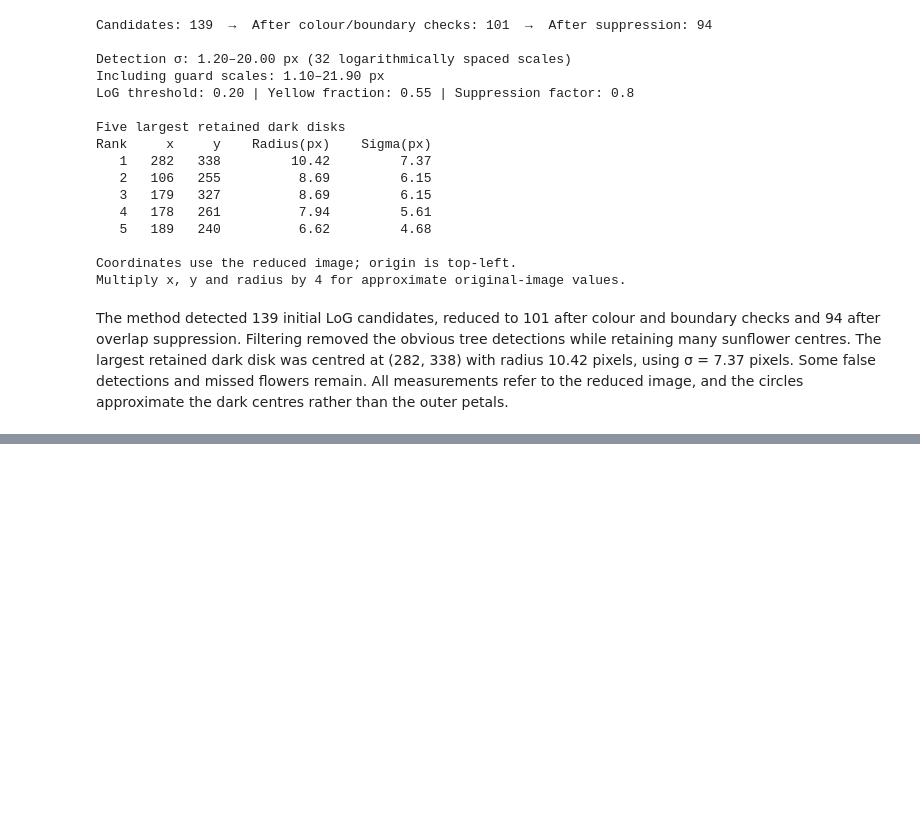
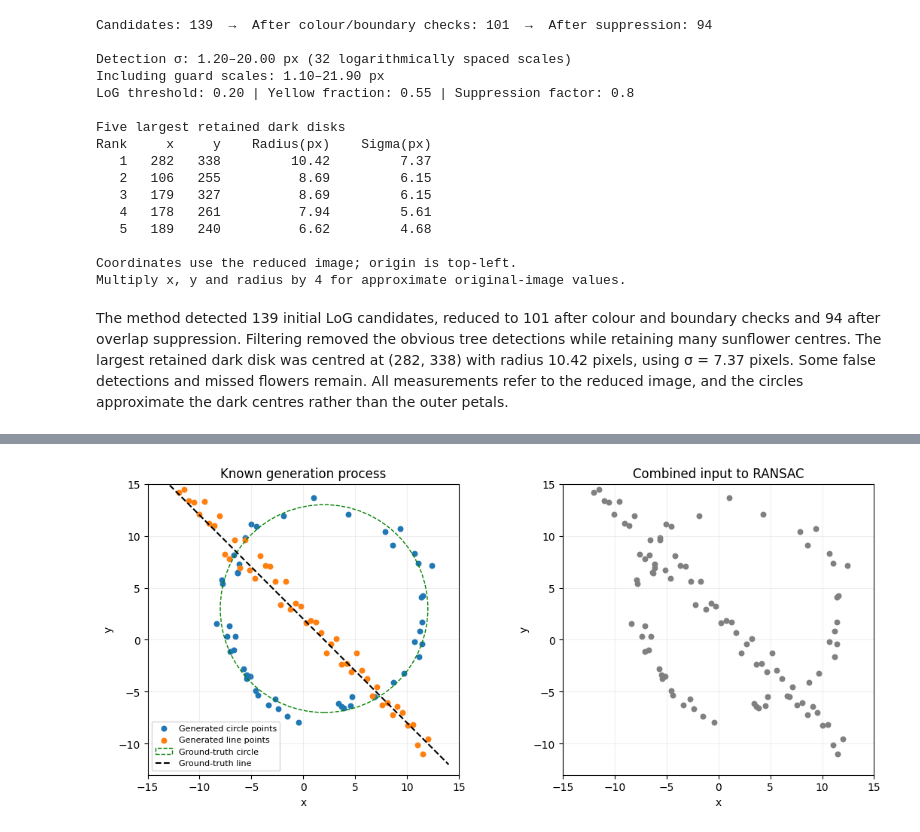
Before and after one commit to DulenSandiw/EN3160-Assignment-02, a Jupyter notebook: 230473G_a02.ipynb, the cells around one changed output, grey strips where cells are left out. Cells and saved outputs as stored; diff of their text form; code cells hidden in the pictures; blank space fills up the shorter version.

```diff
--- a/230473G_a02.ipynb
+++ b/230473G_a02.ipynb
@@ -267,0 +275,96 @@ The method detected 139 initial LoG candidates, reduced to 101 after colour and
+# %%
+import numpy as np
+import matplotlib.pyplot as plt
+
+np.random.seed(0)
+
+N = 100
+half_n = N // 2
+
+# -------------------------------------------------
+# Circle: centre (2, 3), radius 10
+# -------------------------------------------------
+x0_gt, y0_gt = 2, 3
+r_gt = 10
+
+t = np.random.uniform(0, 2 * np.pi, half_n)
+radial_noise = (r_gt / 16) * np.random.randn(half_n)
+
+x_circle = x0_gt + (r_gt + radial_noise) * np.cos(t)
+y_circle = y0_gt + (r_gt + radial_noise) * np.sin(t)
+
+X_circle = np.column_stack((x_circle, y_circle))
+
+# -------------------------------------------------
+# Line: y = -x + 2, with vertical noise
+# -------------------------------------------------
+m_gt, intercept_gt = -1, 2
+
+x_line = np.linspace(-12, 12, half_n)
+y_line = (
+    m_gt * x_line
+    + intercept_gt
+    + np.random.randn(half_n)
+)
+
+X_line = np.column_stack((x_line, y_line))
+
+# Combined input for RANSAC.
+X = np.vstack((X_circle, X_line))
+
+# -------------------------------------------------
+# Compact comparison
+# -------------------------------------------------
+fig, axes = plt.subplots(
+    1, 2,
+    figsize=(11, 4.6),
+    layout="constrained"
+)
+
+# Generated labels are shown only to understand the data.
+axes[0].scatter(
+    X_circle[:, 0], X_circle[:, 1],
+    s=22, label="Generated circle points"
+)
+axes[0].scatter(
+    X_line[:, 0], X_line[:, 1],
+    s=22, label="Generated line points"
+)
+
+axes[0].add_patch(plt.Circle(
+    (x0_gt, y0_gt), r_gt,
+    fill=False, color="green",
+    linestyle="--", label="Ground-truth circle"
+))
+
+x_plot = np.array([-14, 14])
+axes[0].plot(
+    x_plot,
+    m_gt * x_plot + intercept_gt,
+    "k--",
+    label="Ground-truth line"
+)
+
+axes[0].set_title("Known generation process")
+axes[0].legend(fontsize=8)
+
+# The fitting algorithm sees only this combined point set.
+axes[1].scatter(
+    X[:, 0], X[:, 1],
+    s=22, color="gray"
+)
+axes[1].set_title("Combined input to RANSAC")
+
+for ax in axes:
+    ax.set_aspect("equal")
+    ax.set_xlim(-15, 15)
+    ax.set_ylim(-13, 15)
+    ax.set_xlabel("x")
+    ax.set_ylabel("y")
+    ax.grid(alpha=0.2)
+
+plt.show()
+
+print("Combined point-set shape:", X.shape)
+# %% [output]
+[figure, added]
```
Also changed, not shown: parts of 8 cells of this notebook.
